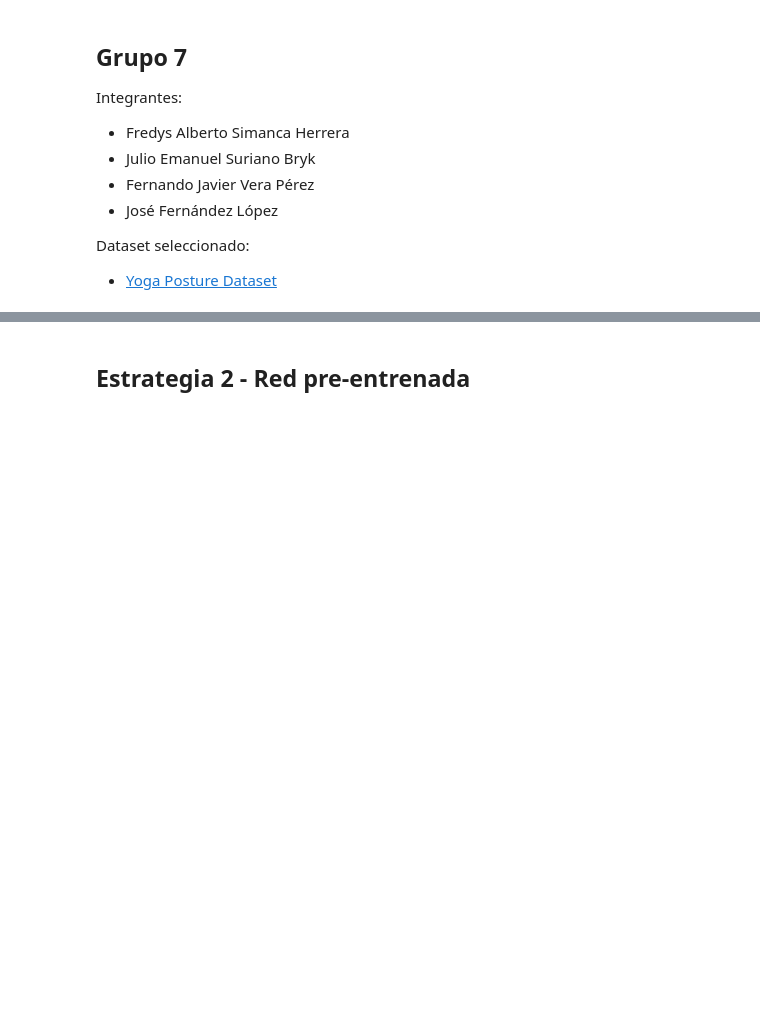
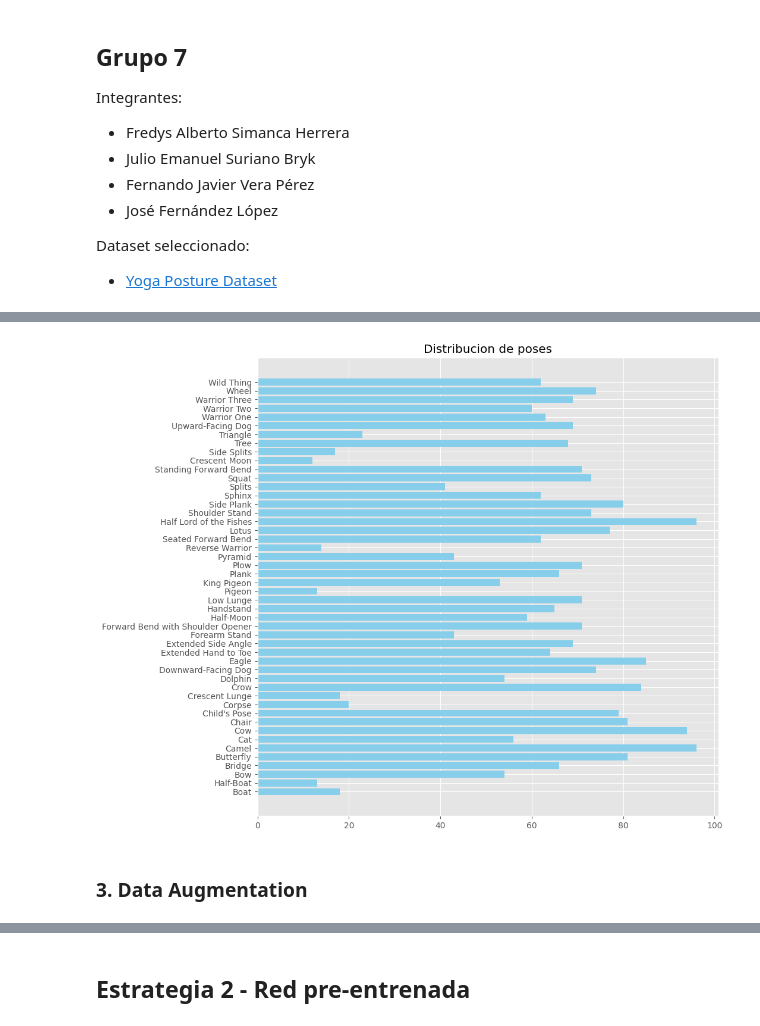
Before and after one commit to EmaSuriano/deep-learning-group-7, a Jupyter notebook: final.ipynb, the cells around one changed output, grey strips where cells are left out. Drawn from its saved outputs; the diff is of its cells as text; code cells hidden in the pictures; blank space fills up the shorter version.

```diff
--- a/final.ipynb
+++ b/final.ipynb
@@ -13,0 +105,37 @@ Dataset seleccionado:
+# %%
+X = []
+y = []
+
+# Objeto con id de la pose como key y el target como value
+labelNames = {}
+
+print("[INFO]: Leyendo imagenes de poses")
+for id, pose in enumerate(df.itertuples()):
+    print(f"[INFO]: Procesando pose: {pose.sanskrit_name} / {pose.english_name}")
+    labelNames[id] = pose.english_name
+
+    # Obtengo la carpeta de imagenes de la pose
+    folder = f"{DS_PATH}/{pose.sanskrit_name}"
+
+    # Recorremos las imagenes de cada carpeta
+    for file in os.listdir(folder):
+        img_path = os.path.join(folder, file)
+
+        if Path(img_path).suffix.lower() not in VALID_IMG_EXT:
+            print(f"[WARN]: Formato {img_path} no válido")
+            continue
+
+        # Carga de la imagen
+        img = Image.open(img_path)
+
+        # Aplica transformación a la imagen cargada
+        img = resize_and_pad_image(img, (IMG_RES, IMG_RES))
+
+        # Guardar imagen transformada con su label
+        X.append(img)
+        y.append(id)
+
+
+# Convertir a numpy array
+X = np.array(X)
+y = np.array(y)
@@ -13,0 +188,11 @@ Dataset seleccionado:
+# %%
+y_counts = np.bincount(y)
+
+plt.figure(figsize=(10, 10))
+plt.barh(labelNames.values(), y_counts, color="skyblue")
+plt.title("Distribucion de poses")
+plt.show()
+# %% [output]
+[figure, added]
+# %% [markdown]
+### 3. Data Augmentation
```
Also changed, not shown: parts of 56 cells of this notebook, 1 other file.
